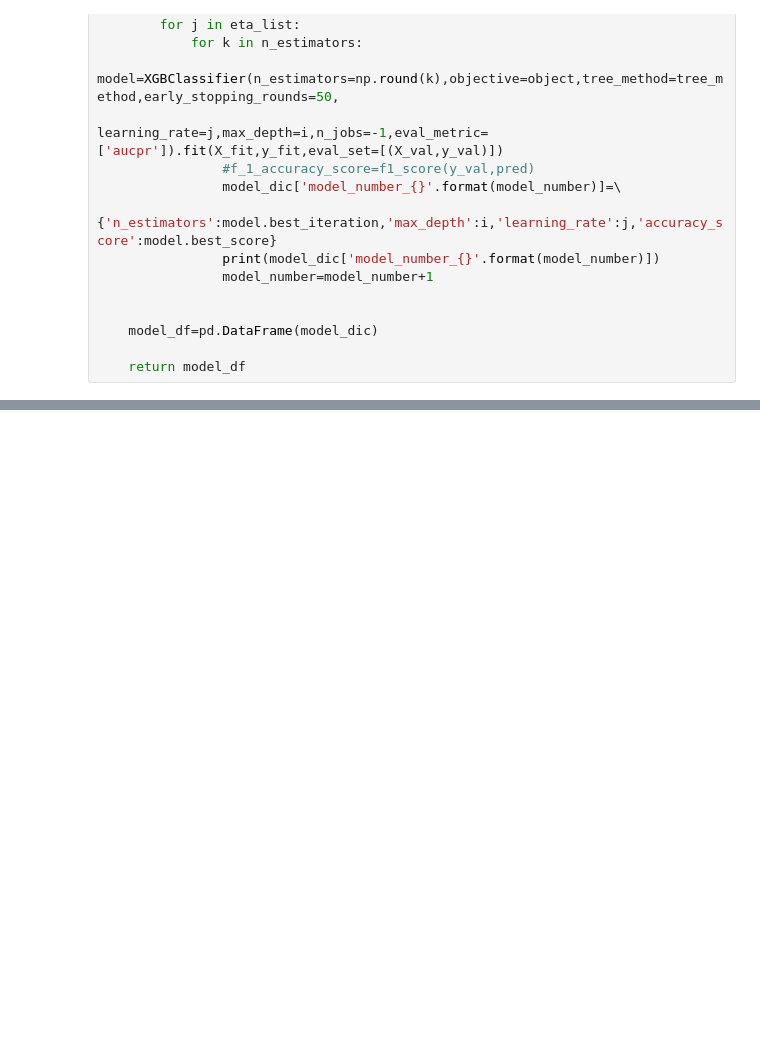
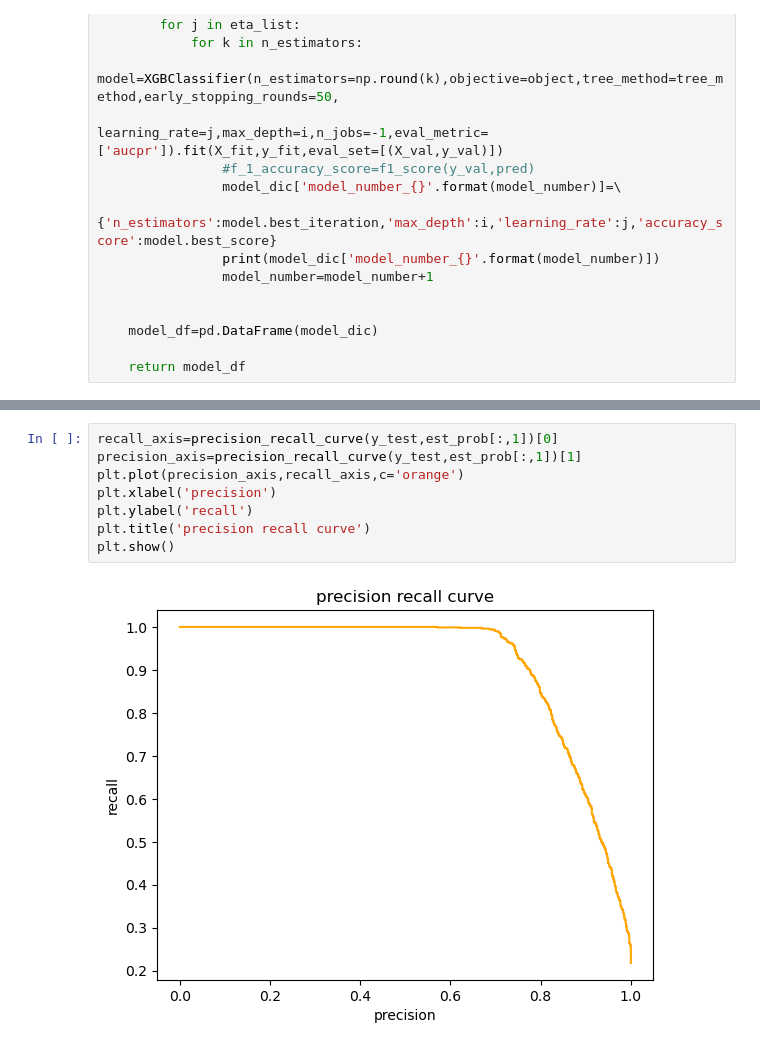
Before and after one commit to spirnia/Credit-Risk-Modeling, a Jupyter notebook: notebook/kaggle_pd_estimation/xgboost.ipynb, the cells around one changed output, grey strips where cells are left out. Saved outputs shown, nothing was run; the diff lists cells and outputs as text; blank space fills up the shorter version.

```diff
--- a/notebook/kaggle_pd_estimation/xgboost.ipynb
+++ b/notebook/kaggle_pd_estimation/xgboost.ipynb
@@ -167,0 +183,10 @@ roc_auc_score(y_test,pred)
+# %%
+recall_axis=precision_recall_curve(y_test,est_prob[:,1])[0]
+precision_axis=precision_recall_curve(y_test,est_prob[:,1])[1]
+plt.plot(precision_axis,recall_axis,c='orange')
+plt.xlabel('precision')
+plt.ylabel('recall')
+plt.title('precision recall curve')
+plt.show()
+# %% [output]
+[figure, added]
```
Also changed, not shown: parts of 17 cells of this notebook, 1 other file.
